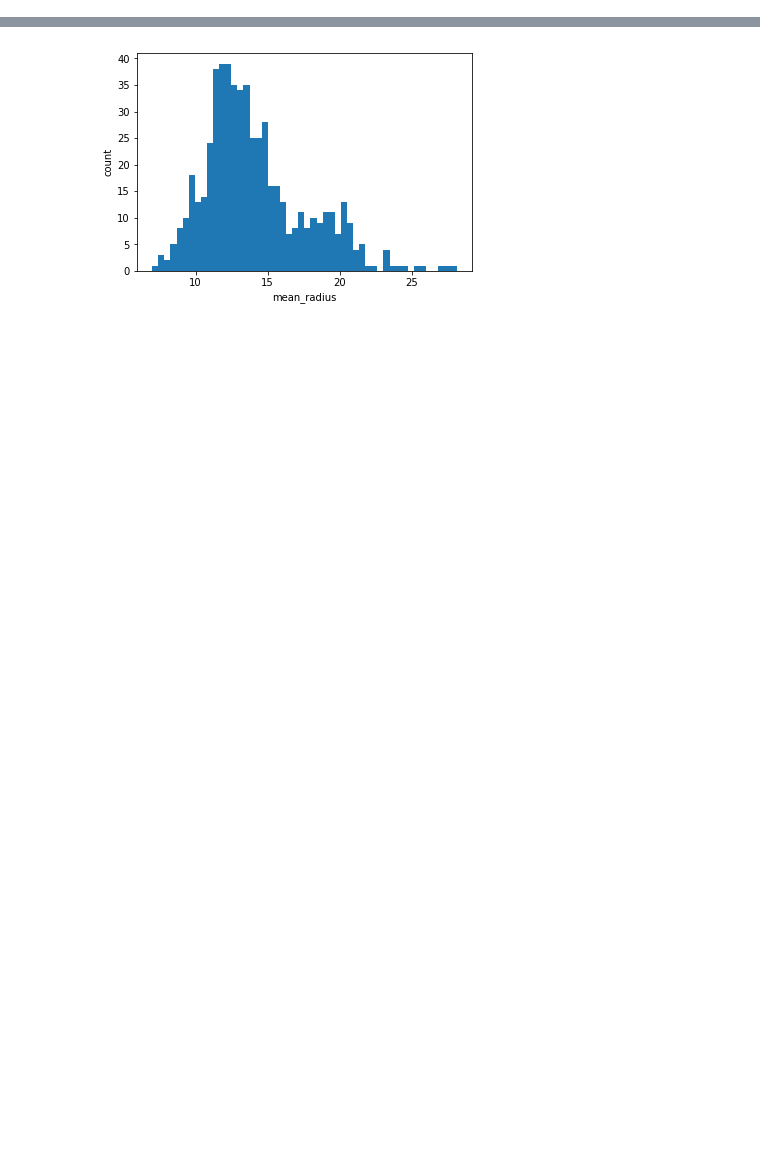
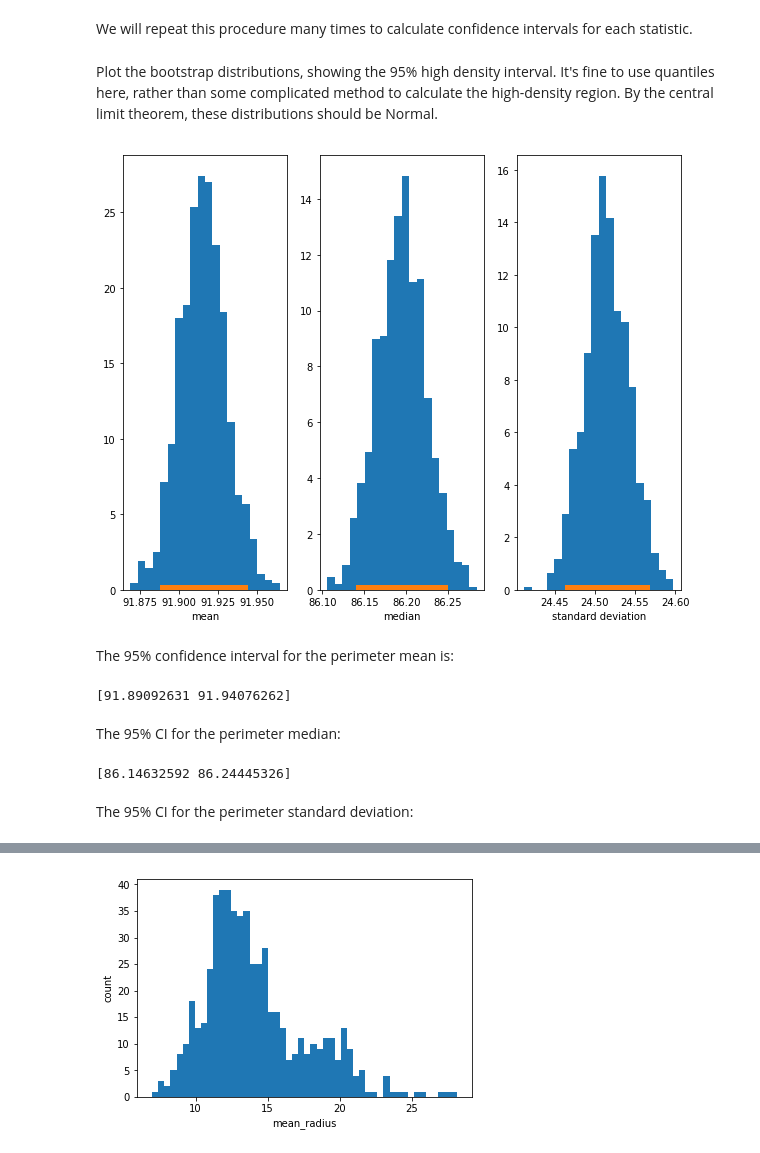
Before and after one commit to CJosephides/WDBC, a Jupyter notebook: wdbc_bayesian.ipynb, the cells around one changed output, grey strips where cells are left out. Drawn from its saved outputs; the diff is of its cells as text; code cells hidden in the pictures; blank space fills up the shorter version.

```diff
--- a/wdbc_bayesian.ipynb
+++ b/wdbc_bayesian.ipynb
@@ -32,0 +72,63 @@ Plot a histogram of the mean radius feature.
+# %%
+def simulate_measurements(P, S, n_cell_measurements):
+    """
+    Generate n_cell_measurements for each cell.
+
+    Assumes normal distribution of perimeter measurements with means P
+    and standard errors S.
+    """
+
+    n_cells = P.shape[0]
+
+    p_samples = np.zeros(n_cell_measurements * n_cells)
+
+    for i in range(n_cells):
+        p_samples[i*n_cell_measurements:(i+1)*n_cell_measurements] = stats.norm.rvs(loc=P[i], scale=S[i], size=n_cell_measurements)
+
+    return p_samples
+# %% [markdown]
+We will repeat this procedure many times to calculate confidence intervals for each statistic.
+# %%
+p_mean = []
+p_median = []
+p_std = []
+
+n_bootstraps = 1000
+n_cell_measurements = 100
+
+for i in range(n_bootstraps):
+    p_samples = simulate_measurements(P, S, n_cell_measurements)
+    p_mean.append(np.mean(p_samples))
+    p_median.append(np.median(p_samples))
+    p_std.append(np.std(p_samples))
+# %% [markdown]
+Plot the bootstrap distributions, showing the 95% high density interval. It's fine to use quantiles here, rather than some complicated method to calculate the high-density region. By the central limit theorem, these distributions should be Normal.
+# %%
+fig, ax = plt.subplots(1, 3, figsize=(10, 8))
+ax[0].hist(p_mean, bins=20, density=True)
+ax[0].plot(np.percentile(p_mean, [5, 95]), [0, 0], linewidth=10)
+ax[0].set_xlabel("mean")
+
+ax[1].hist(p_median, bins=20, density=True)
+ax[1].plot(np.percentile(p_median, [5, 95]), [0, 0], linewidth=10)
+ax[1].set_xlabel("median")
+
+ax[2].hist(p_std, bins=20, density=True)
+ax[2].plot(np.percentile(p_std, [5, 95]), [0, 0], linewidth=10)
+_ = ax[2].set_xlabel("standard deviation")
+# %% [output]
+[figure, added]
+# %% [markdown]
+The 95% confidence interval for the perimeter mean is:
+# %%
+print(np.percentile(p_mean, [5, 95]))
+# %% [output]
+[91.89092631 91.94076262]
+# %% [markdown]
+The 95% CI for the perimeter median:
+# %%
+print(np.percentile(p_median, [5, 95]))
+# %% [output]
+[86.14632592 86.24445326]
+# %% [markdown]
+The 95% CI for the perimeter standard deviation:
```
Also changed, not shown: parts of 15 cells of this notebook.
